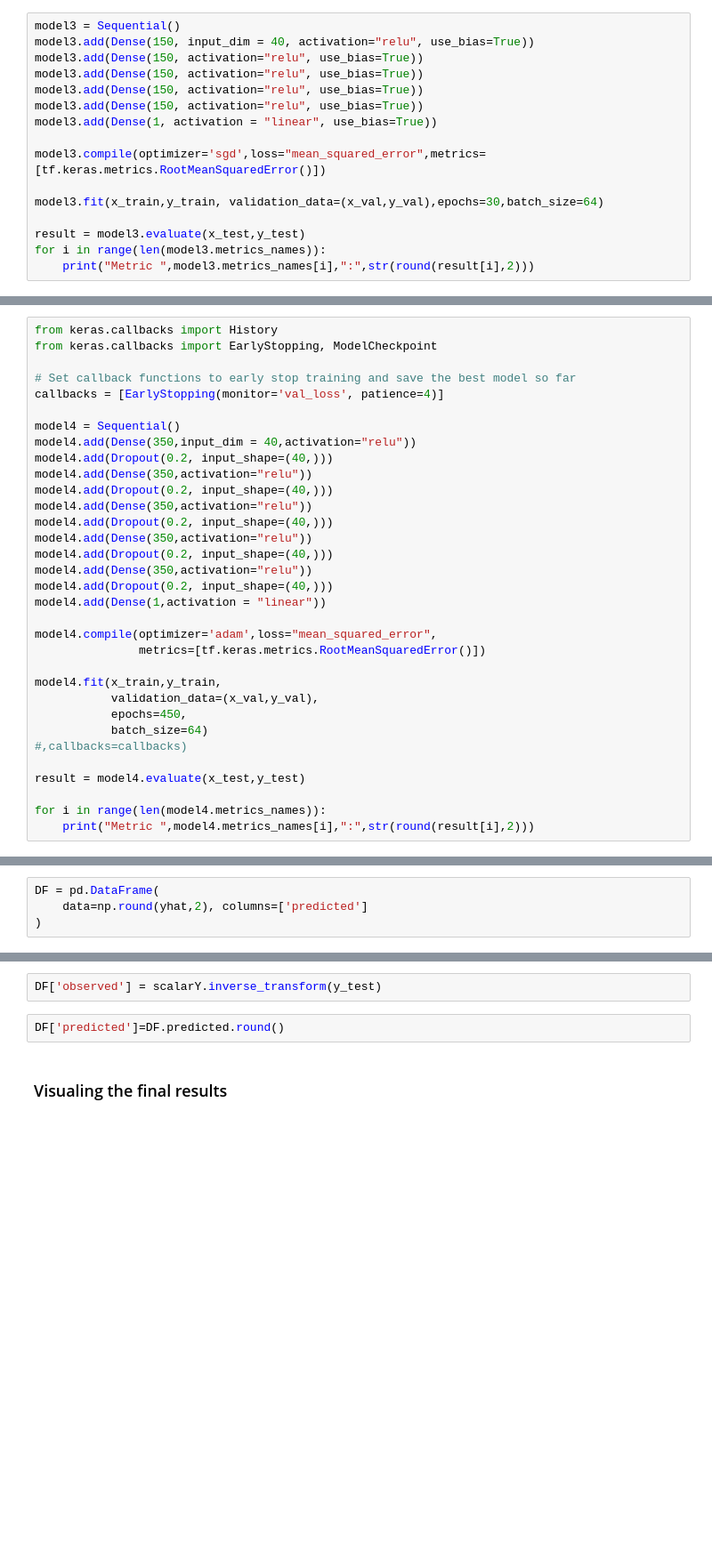
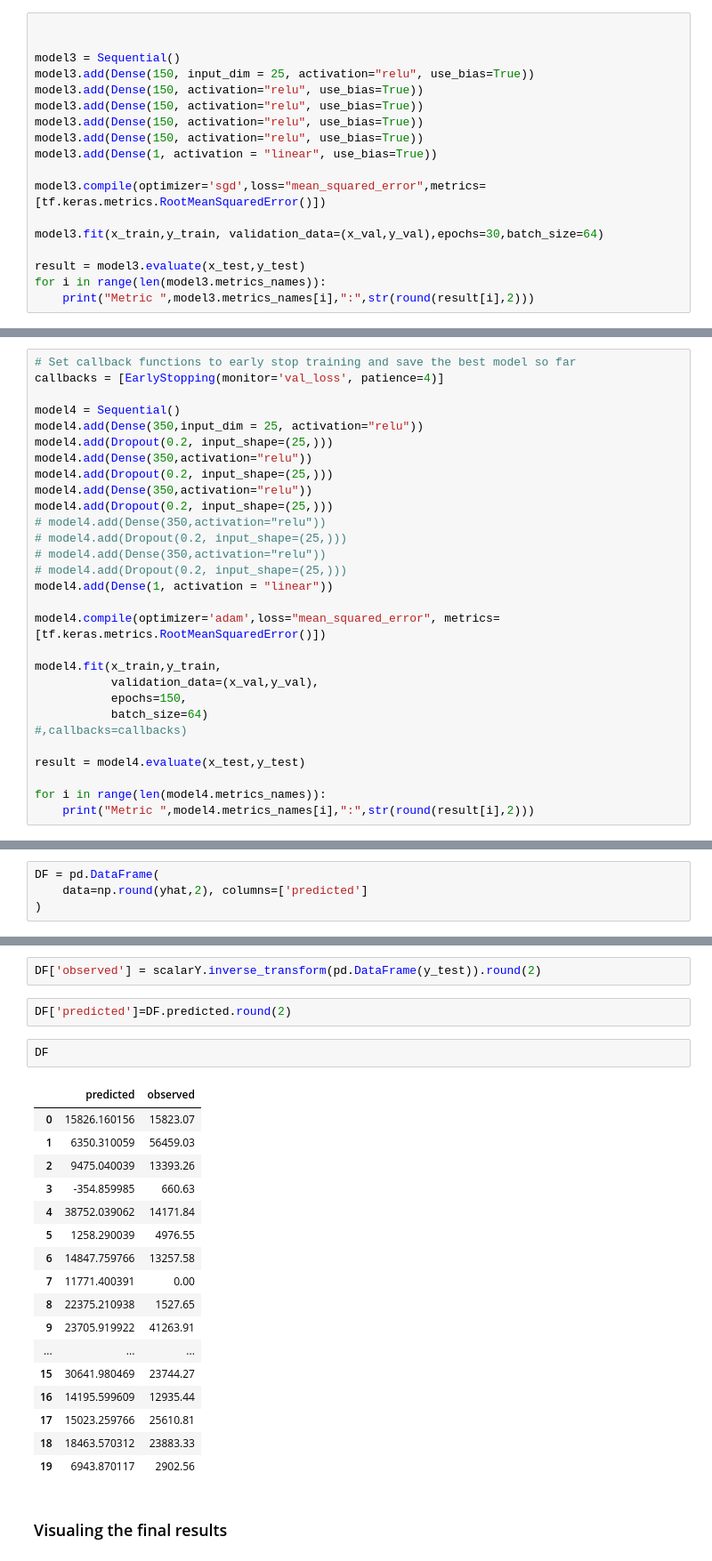
Before and after one commit to jasonMatney/IndianaRisk, a Jupyter notebook: scripts/Indiana Flood Risk - Deep Learning.ipynb, the cells around one changed output, grey strips where cells are left out. Shown at 89% size. Saved outputs shown, nothing was run; the diff lists cells and outputs as text; blank space fills up the shorter version.

```diff
--- a/scripts/Indiana Flood Risk - Deep Learning.ipynb
+++ b/scripts/Indiana Flood Risk - Deep Learning.ipynb
@@ -437,8 +471,10 @@ array([[4.26541456e-02],
 # for i in range(len(model.metrics_names)):
 #     print("Metric ",model.metrics_names[i],":",str(round(result[i],2)))
 # %%
+
+
 model3 = Sequential()
-model3.add(Dense(150, input_dim = 40, activation="relu", use_bias=True))
+model3.add(Dense(150, input_dim = 25, activation="relu", use_bias=True))
 model3.add(Dense(150, activation="relu", use_bias=True))
 model3.add(Dense(150, activation="relu", use_bias=True))
 model3.add(Dense(150, activation="relu", use_bias=True))
@@ -473,31 +509,27 @@ Metric  root_mean_squared_error : 0.2
 # %% [markdown]
 ### EARLY STOPPING
 # %%
-from keras.callbacks import History
-from keras.callbacks import EarlyStopping, ModelCheckpoint
-
 # Set callback functions to early stop training and save the best model so far
 callbacks = [EarlyStopping(monitor='val_loss', patience=4)]
 
 model4 = Sequential()
-model4.add(Dense(350,input_dim = 40,activation="relu"))
-model4.add(Dropout(0.2, input_shape=(40,)))
+model4.add(Dense(350,input_dim = 25, activation="relu"))
+model4.add(Dropout(0.2, input_shape=(25,)))
 model4.add(Dense(350,activation="relu"))
-model4.add(Dropout(0.2, input_shape=(40,)))
+model4.add(Dropout(0.2, input_shape=(25,)))
 model4.add(Dense(350,activation="relu"))
-model4.add(Dropout(0.2, input_shape=(40,)))
-model4.add(Dense(350,activation="relu"))
-model4.add(Dropout(0.2, input_shape=(40,)))
-model4.add(Dense(350,activation="relu"))
-model4.add(Dropout(0.2, input_shape=(40,)))
-model4.add(Dense(1,activation = "linear"))
+model4.add(Dropout(0.2, input_shape=(25,)))
+# model4.add(Dense(350,activation="relu"))
+# model4.add(Dropout(0.2, input_shape=(25,)))
+# model4.add(Dense(350,activation="relu"))
+# model4.add(Dropout(0.2, input_shape=(25,)))
+model4.add(Dense(1, activation = "linear"))
 
-model4.compile(optimizer='adam',loss="mean_squared_error",
-               metrics=[tf.keras.metrics.RootMeanSquaredError()])
+model4.compile(optimizer='adam',loss="mean_squared_error", metrics=[tf.keras.metrics.RootMeanSquaredError()])
 
 model4.fit(x_train,y_train,
            validation_data=(x_val,y_val),
-           epochs=450,
+           epochs=150,
            batch_size=64)
 #,callbacks=callbacks)
 
@@ -535,6 +587,26 @@ DF = pd.DataFrame(
 # %%
-DF['observed'] = scalarY.inverse_transform(y_test)
+DF['observed'] = scalarY.inverse_transform(pd.DataFrame(y_test)).round(2)
 # %%
-DF['predicted']=DF.predicted.round()
+DF['predicted']=DF.predicted.round(2)
+# %%
+DF
+# %% [output]
+|  | predicted | observed |
+| 0 | 15826.160156 | 15823.07 |
+| 1 | 6350.310059 | 56459.03 |
+| 2 | 9475.040039 | 13393.26 |
+| 3 | -354.859985 | 660.63 |
+| 4 | 38752.039062 | 14171.84 |
+| 5 | 1258.290039 | 4976.55 |
+| 6 | 14847.759766 | 13257.58 |
+| 7 | 11771.400391 | 0.00 |
+| 8 | 22375.210938 | 1527.65 |
+| 9 | 23705.919922 | 41263.91 |
+| ... | ... | ... |
+| 15 | 30641.980469 | 23744.27 |
+| 16 | 14195.599609 | 12935.44 |
+| 17 | 15023.259766 | 25610.81 |
+| 18 | 18463.570312 | 23883.33 |
+| 19 | 6943.870117 | 2902.56 |
 # %% [markdown]
 ### Visualing the final results
```
Also changed, not shown: parts of 33 cells of this notebook, 11 other files.
